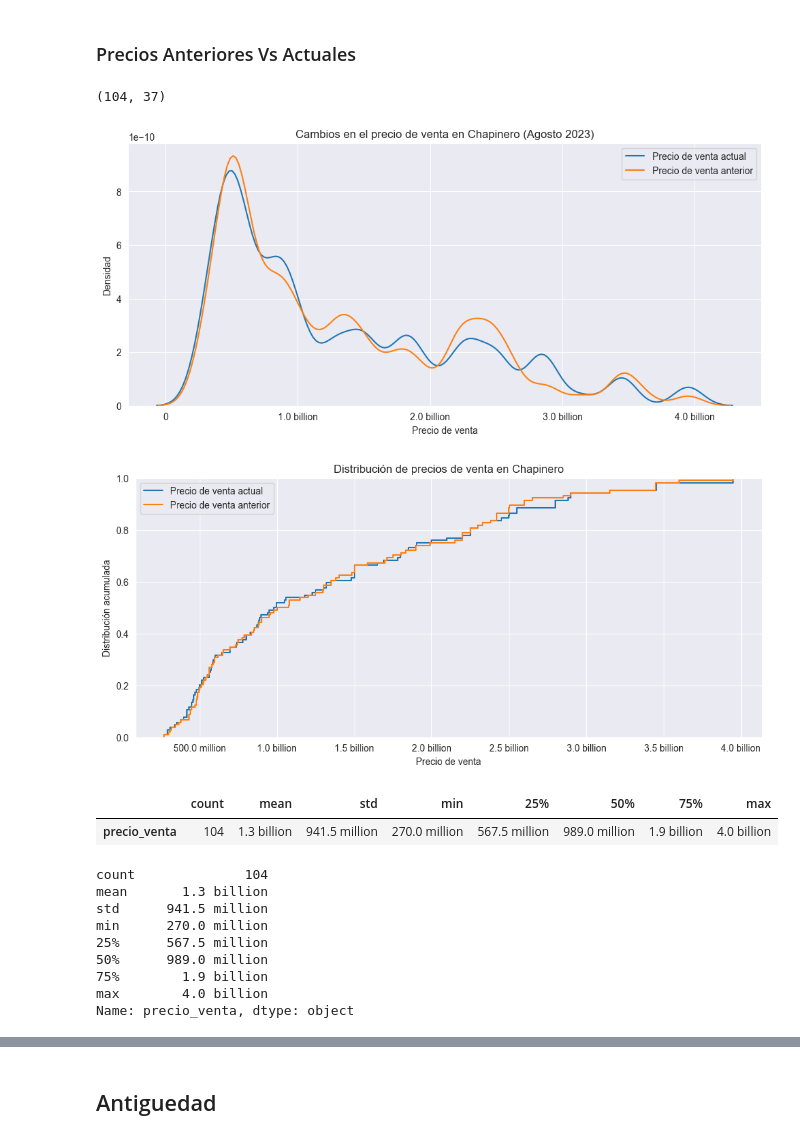
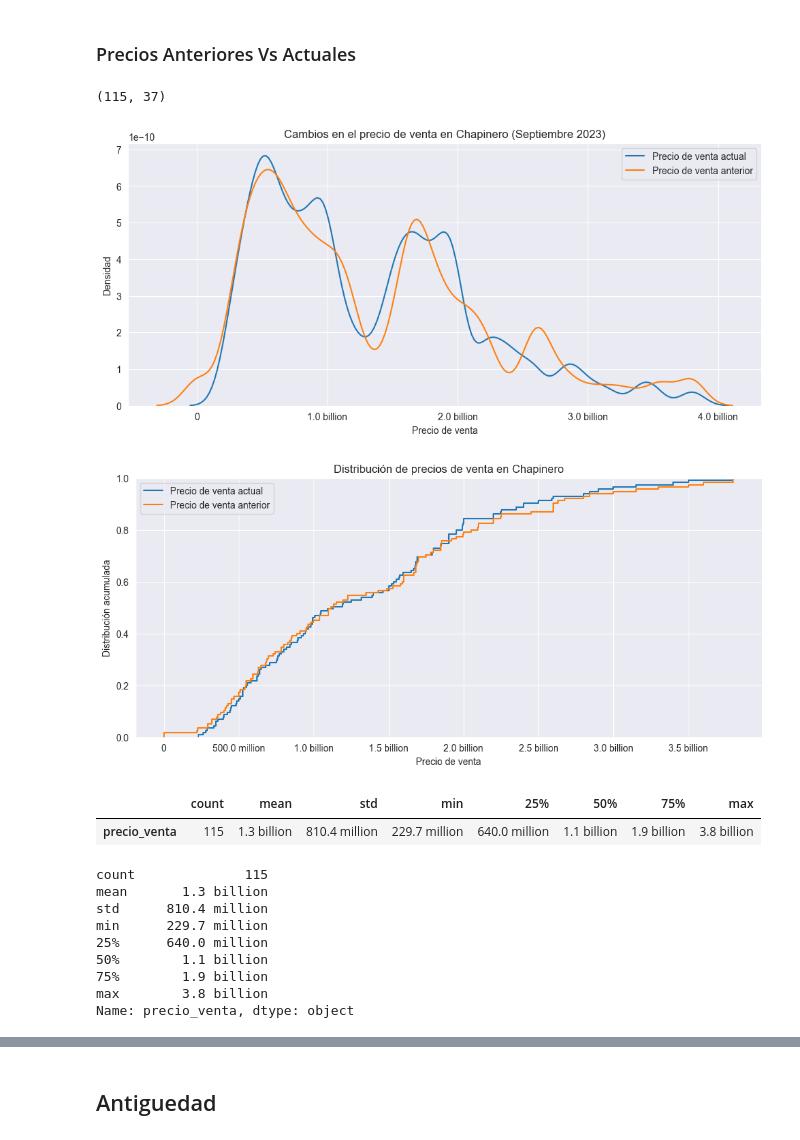
Before and after one commit to builker-col/bogota-apartments, a Jupyter notebook: notebooks/localidades/chapinero_venta.ipynb, the cells around one changed output, grey strips where cells are left out. Drawn from its saved outputs; the diff is of its cells as text; code cells hidden in the pictures.

Commit message:
GRAPHS V1.2.2 SEPTEMBER.1 2023

```diff
--- a/notebooks/localidades/chapinero_venta.ipynb
+++ b/notebooks/localidades/chapinero_venta.ipynb
@@ -674,40 +674,40 @@ plt.show()
 # %%
 #selcionar todos los datos qut no tenga la columna precio_venta_anterior nula
 chapinero_ant = chapinero[chapinero['precio_venta_anterior'].notna()]
-chapinero_ant = chapinero_ant[chapinero_ant['fecha_actualizacion_precio_venta'].dt.month == 8]
+chapinero_ant = chapinero_ant[chapinero_ant['fecha_actualizacion_precio_venta'].dt.month == 9]
 chapinero_ant.shape
 # %% [output]
-(104, 37)
+(115, 37)
 # %%
 plt.figure(figsize=(12, 5))
 
 sns.kdeplot(
     chapinero_ant,
     x='precio_venta',
     bw_adjust=.3,
     label='Precio de venta actual',
 )
 
 sns.kdeplot(
     chapinero_ant,
     x='precio_venta_anterior',
     bw_adjust=.3,
     label='Precio de venta anterior',
     # alpha=.7
 )
 
 #dibuja una linea en el promedio
 # plt.axvline(chapinero_ant['precio_venta_anterior'].mean(), color='red', linestyle='--', label='Promedio', alpha=.5)
 # plt.axvline(chapinero_ant['precio_venta'].median(), color='green', linestyle='--', label='Mediana', alpha=.5)
 
-plt.title('Cambios en el precio de venta en Chapinero (Agosto 2023)')
+plt.title('Cambios en el precio de venta en Chapinero (Septiembre 2023)')
 plt.xlabel('Precio de venta')
 plt.ylabel('Densidad')
 plt.gca().get_xaxis().set_major_formatter(plt.FuncFormatter(format_tick_humanize))
 plt.legend()
 plt.show()
 # %% [output]
-[figure, old version]
+[figure, new version]
 # %%
 plt.figure(figsize=(12, 5))
 
@@ -731,23 +731,23 @@ plt.gca().get_xaxis().set_major_formatter(plt.FuncFormatter(format_tick_humanize
 plt.legend()
 plt.show()
 # %% [output]
-[figure, old version]
+[figure, new version]
 # %%
 chapinero_ant.precio_venta.describe().apply(lambda x: humanize.intword(x)).to_frame().T
 # %% [output]
 |  | count | mean | std | min | 25% | 50% | 75% | max |
-| precio_venta | 104 | 1.3 billion | 941.5 million | 270.0 million | 567.5 million | 989.0 million | 1.9 billion | 4.0 billion |
+| precio_venta | 115 | 1.3 billion | 810.4 million | 229.7 million | 640.0 million | 1.1 billion | 1.9 billion | 3.8 billion |
 # %%
 chapinero_ant.precio_venta.describe().apply(lambda x: humanize.intword(x))
 # %% [output]
-count              104
+count              115
 mean       1.3 billion
-std      941.5 million
-min      270.0 million
-25%      567.5 million
-50%      989.0 million
+std      810.4 million
+min      229.7 million
+25%      640.0 million
+50%        1.1 billion
 75%        1.9 billion
-max        4.0 billion
+max        3.8 billion
 Name: precio_venta, dtype: object
 # %%
 chapinero_ant.precio_venta_anterior.describe().apply(lambda x: humanize.intword(x)).to_frame().T
```
Also changed, not shown: parts of 44 cells of this notebook, 20 other files.
